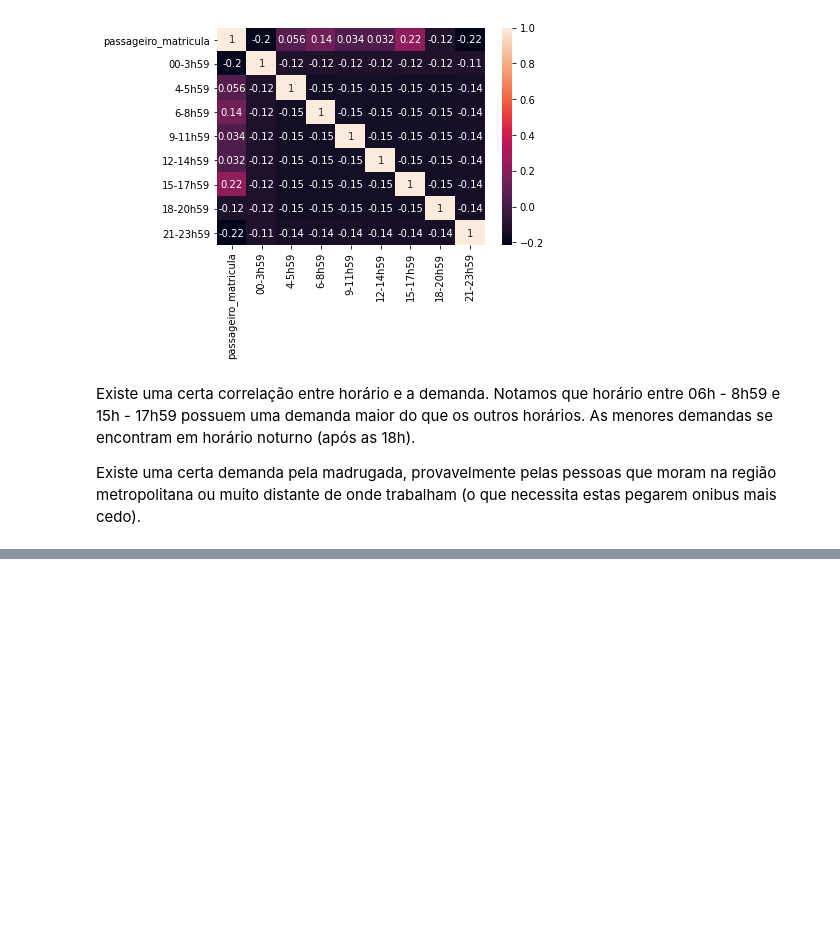
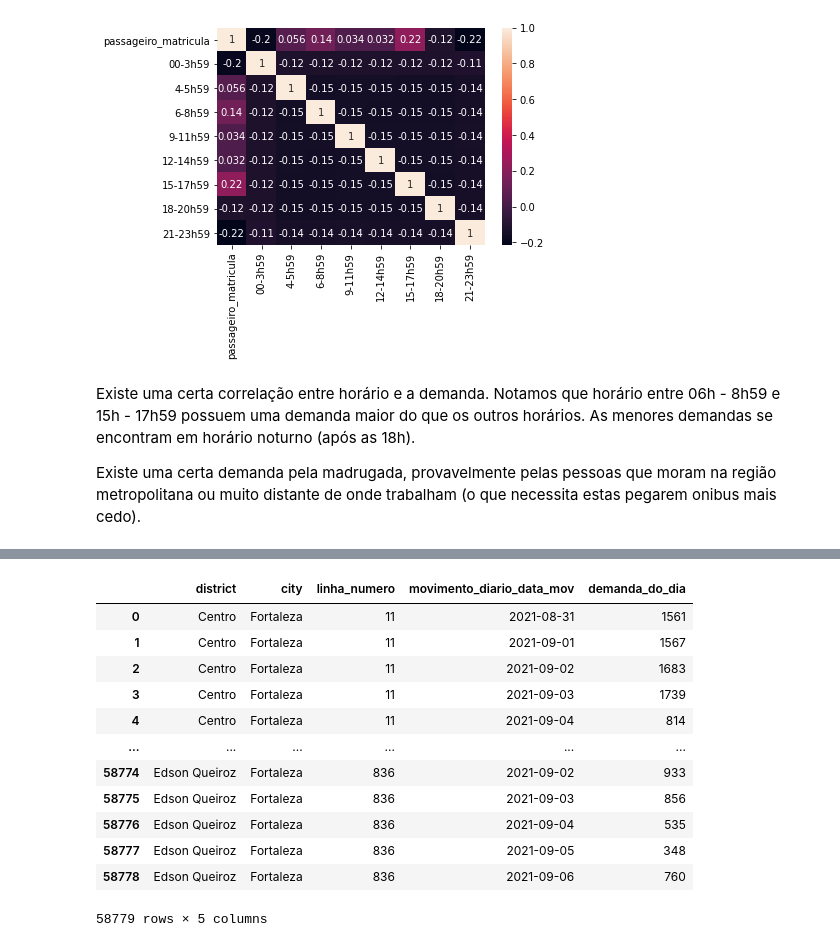
Before and after one commit to iuryrosal/analysis_transport_fortaleza, a Jupyter notebook: notebooks/analise_exploratoria/analise_exploratoria.ipynb, the cells around one changed output, grey strips where cells are left out. Saved outputs shown, nothing was run; the diff lists cells and outputs as text; code cells hidden in the pictures; blank space fills up the shorter version.

```diff
--- a/notebooks/analise_exploratoria/analise_exploratoria.ipynb
+++ b/notebooks/analise_exploratoria/analise_exploratoria.ipynb
@@ -305,0 +312,5 @@ Existe uma certa demanda pela madrugada, provavelmente pelas pessoas que moram n
+# %%
+rota_paradas_merged = rota_paradas.merge(paradas, how="inner", on="stop_id")
+rota_paradas_merged = rota_paradas_merged.merge(rotas, how="inner", on="route_id")
+# %%
+rotas_paradas_clean = rota_paradas_merged[["route_id", "stop_sequence", "district", "city"]]
@@ -305,0 +348,20 @@ Existe uma certa demanda pela madrugada, provavelmente pelas pessoas que moram n
+# %%
+rotas_paradas_demanda = rotas_paradas_clean.merge(demanda_p_linha_dia, how="inner", left_on="route_id", right_on="linha_numero")
+# %%
+rotas_paradas_demanda.drop(columns=["route_id", "stop_sequence"], inplace=True)
+# %%
+rotas_paradas_demanda
+# %% [output]
+|  | district | city | linha_numero | movimento_diario_data_mov | demanda_do_dia |
+| 0 | Centro | Fortaleza | 11 | 2021-08-31 | 1561 |
+| 1 | Centro | Fortaleza | 11 | 2021-09-01 | 1567 |
+| 2 | Centro | Fortaleza | 11 | 2021-09-02 | 1683 |
+| 3 | Centro | Fortaleza | 11 | 2021-09-03 | 1739 |
+| 4 | Centro | Fortaleza | 11 | 2021-09-04 | 814 |
+| ... | ... | ... | ... | ... | ... |
+| 58774 | Edson Queiroz | Fortaleza | 836 | 2021-09-02 | 933 |
+| 58775 | Edson Queiroz | Fortaleza | 836 | 2021-09-03 | 856 |
+| 58776 | Edson Queiroz | Fortaleza | 836 | 2021-09-04 | 535 |
+| 58777 | Edson Queiroz | Fortaleza | 836 | 2021-09-05 | 348 |
+| 58778 | Edson Queiroz | Fortaleza | 836 | 2021-09-06 | 760 |
+58779 rows × 5 columns
```
Also changed, not shown: parts of 17 cells of this notebook.
